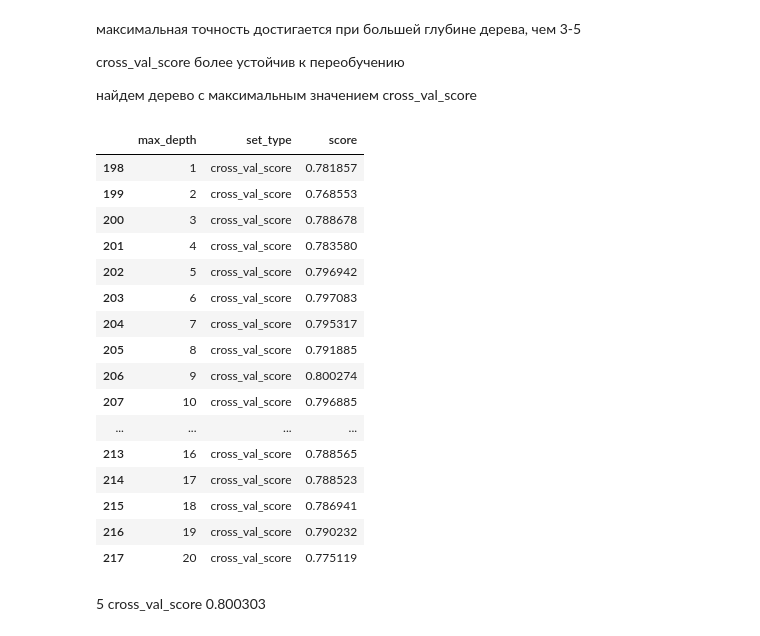
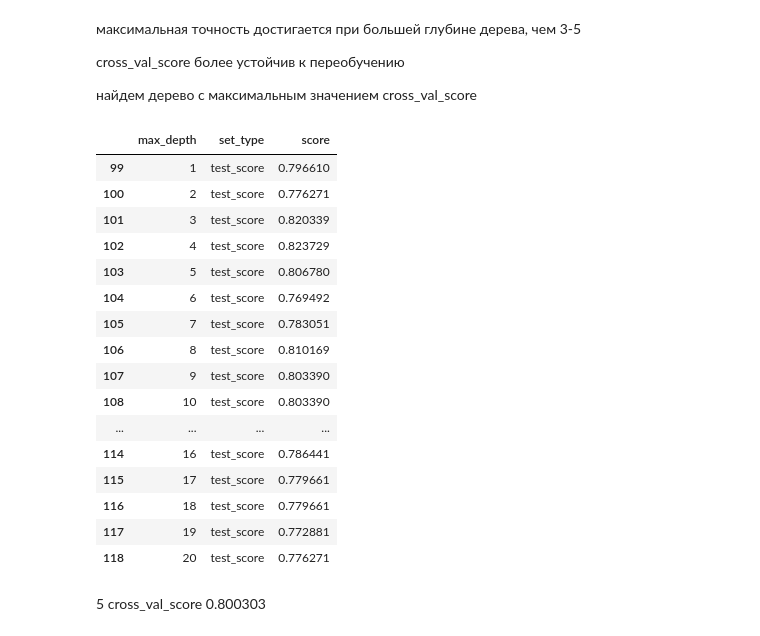
Before and after one commit to gbrs/Intro_DS_ML_Stepic_Karpov, a Jupyter notebook: 2_3.ipynb, the cells around one changed output. Drawn from its saved outputs; the diff is of its cells as text; code cells hidden in the pictures.

```diff
--- a/2_3.ipynb
+++ b/2_3.ipynb
@@ -308,25 +297,26 @@ cross_val_score более устойчив к переобучению
 
 найдем дерево с максимальным значением cross_val_score
 # %%
-scores_data_long.query("set_type == 'cross_val_score'").head(20)
+## было 'cross_val_score'
+scores_data_long.query("set_type == 'test_score'").head(20)
 # %% [output]
 |  | max_depth | set_type | score |
-| 198 | 1 | cross_val_score | 0.781857 |
-| 199 | 2 | cross_val_score | 0.768553 |
-| 200 | 3 | cross_val_score | 0.788678 |
-| 201 | 4 | cross_val_score | 0.783580 |
-| 202 | 5 | cross_val_score | 0.796942 |
-| 203 | 6 | cross_val_score | 0.797083 |
-| 204 | 7 | cross_val_score | 0.795317 |
-| 205 | 8 | cross_val_score | 0.791885 |
-| 206 | 9 | cross_val_score | 0.800274 |
-| 207 | 10 | cross_val_score | 0.796885 |
+| 99 | 1 | test_score | 0.796610 |
+| 100 | 2 | test_score | 0.776271 |
+| 101 | 3 | test_score | 0.820339 |
+| 102 | 4 | test_score | 0.823729 |
+| 103 | 5 | test_score | 0.806780 |
+| 104 | 6 | test_score | 0.769492 |
+| 105 | 7 | test_score | 0.783051 |
+| 106 | 8 | test_score | 0.810169 |
+| 107 | 9 | test_score | 0.803390 |
+| 108 | 10 | test_score | 0.803390 |
 | ... | ... | ... | ... |
-| 213 | 16 | cross_val_score | 0.788565 |
-| 214 | 17 | cross_val_score | 0.788523 |
-| 215 | 18 | cross_val_score | 0.786941 |
-| 216 | 19 | cross_val_score | 0.790232 |
-| 217 | 20 | cross_val_score | 0.775119 |
+| 114 | 16 | test_score | 0.786441 |
+| 115 | 17 | test_score | 0.779661 |
+| 116 | 18 | test_score | 0.779661 |
+| 117 | 19 | test_score | 0.772881 |
+| 118 | 20 | test_score | 0.776271 |
 # %% [markdown]
 5	cross_val_score	0.800303
 # %%
```
Also changed, not shown: parts of 12 cells of this notebook.
